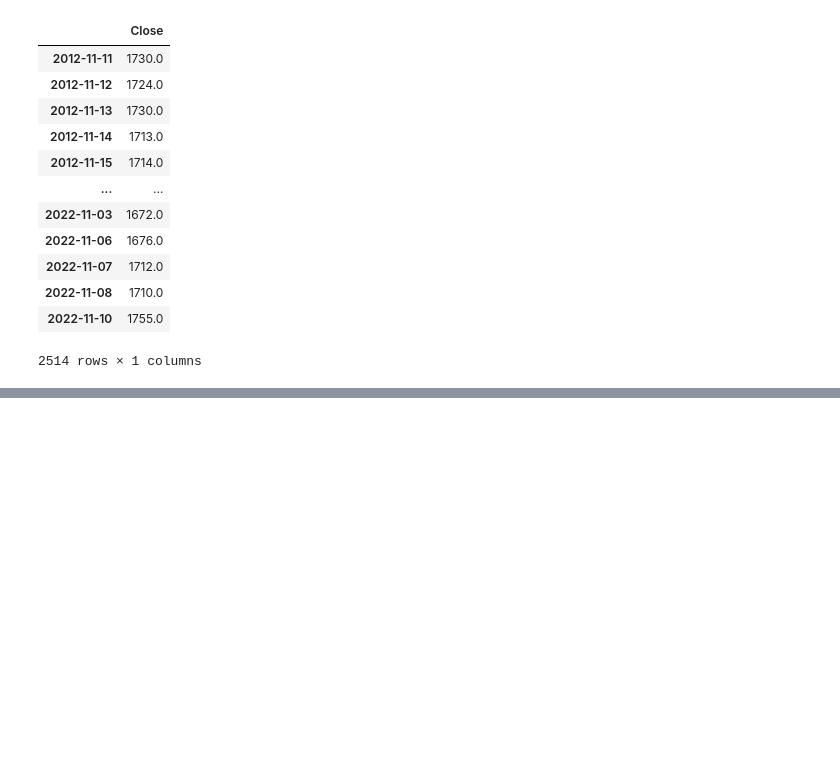
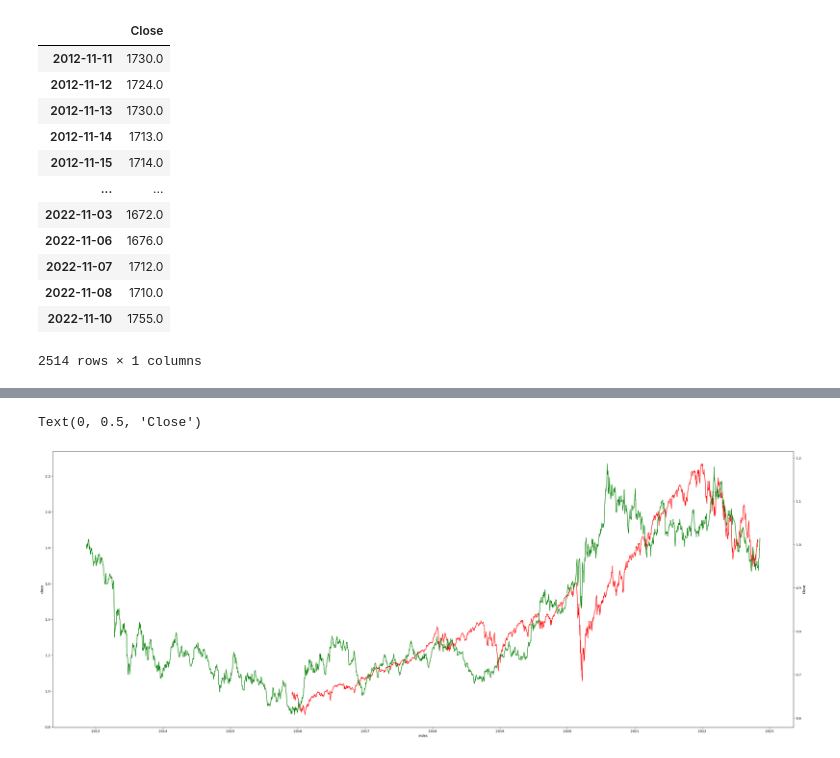
Before and after one commit to Olegreg762/group_project_1, a Jupyter notebook: BTC analysis.ipynb, the cells around one changed output, grey strips where cells are left out. Drawn from its saved outputs; the diff is of its cells as text; code cells hidden in the pictures; blank space fills up the shorter version.

```diff
--- a/BTC analysis.ipynb
+++ b/BTC analysis.ipynb
@@ -169,0 +171,13 @@ gold_spy_plot
+# %%
+# Combine aggergated plots
+
+fig,ax = plt.subplots(figsize=(40,15))
+ax.plot(SPY_agg.index, SPY_agg.close, color='red')
+ax.set_xlabel('index')
+ax.set_ylabel('close')
+ax2 = ax.twinx()
+ax2.plot(gold_agg.index, gold_agg.Close, color='green')
+ax2.set_ylabel('Close')
+# %% [output]
+Text(0, 0.5, 'Close')
+[figure, added]
```
Also changed, not shown: parts of 6 cells of this notebook.
